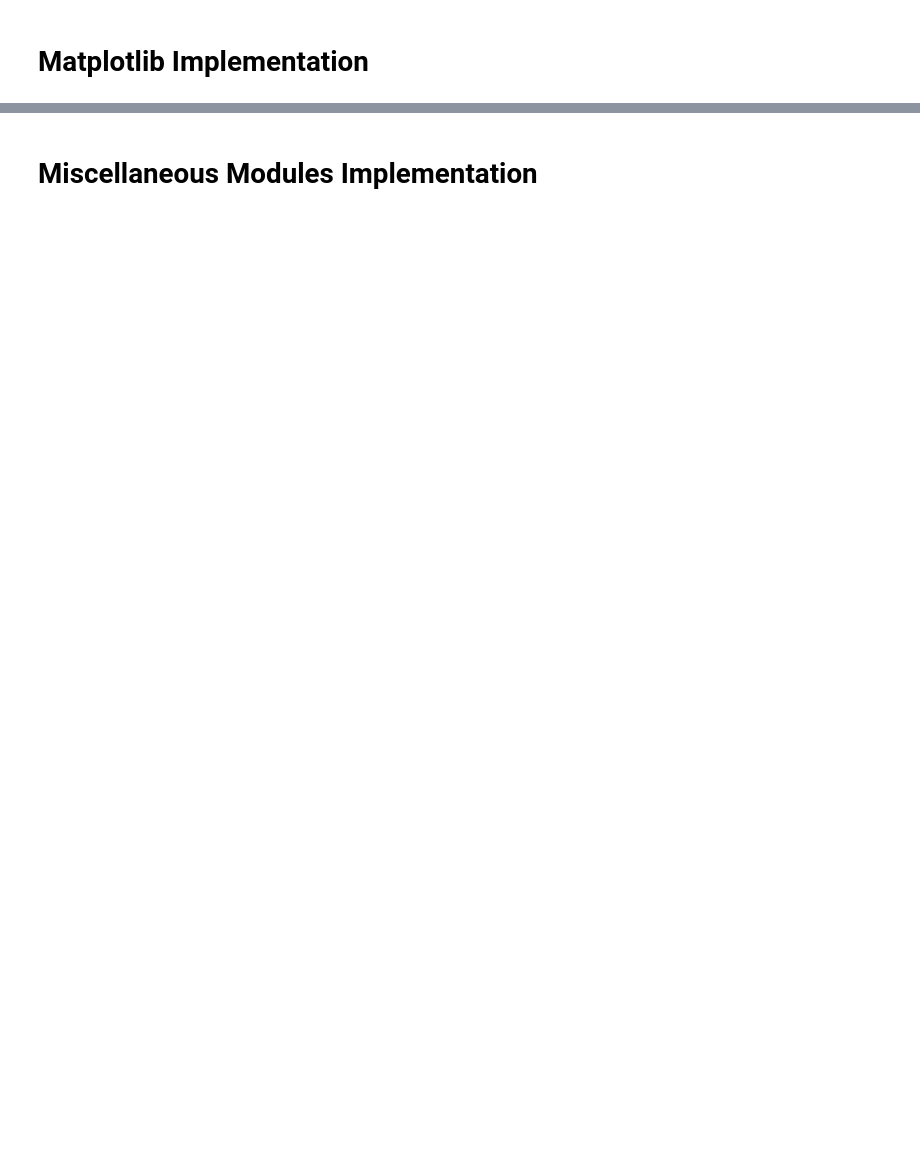
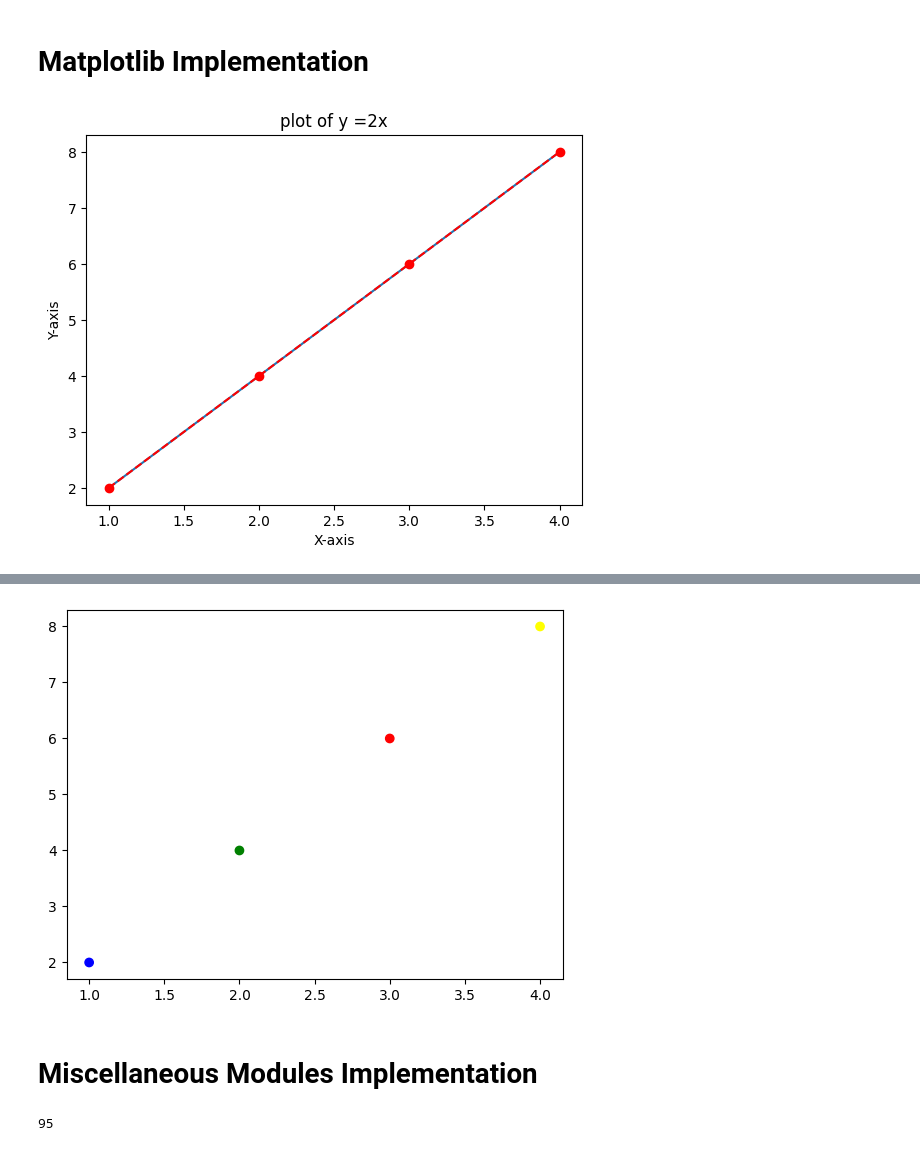
Before and after one commit to Jeet1309/AI-ML-tss, a Jupyter notebook: Python_Modules.ipynb, the cells around one changed output, grey strips where cells are left out. Cells and saved outputs as stored; diff of their text form; code cells hidden in the pictures; blank space fills up the shorter version.

```diff
--- a/Python_Modules.ipynb
+++ b/Python_Modules.ipynb
@@ -67,27 +102,33 @@ df2= pd.DataFrame(data1)
 # Matplotlib Implementation
 # %%
 import matplotlib.pyplot as plt
-import #numpy module. Fill your code
+# import #numpy module. Fill your code
 
 
 
 xpoints=np.array([1,2,3,4])
 ypoints=np.array([2,4,6,8])
 
 #Plot these points without drawing a line
 #Your code here
+plt.plot(xpoints,ypoints)
 
 #Plotting with marker: Plot these points with a marker(Star marker)
 #Your code here
-
+plt.plot(xpoints,ypoints,'*')
 #Using fmt format, add circular marker,red color and Dashed line
 #Your code here
-
+plt.plot(xpoints,ypoints,'ro--')
 #Add xlabel,ylabel and title for the plot.
 #Your code here
-
+plt.title("plot of y =2x")
+plt.xlabel('X-axis')
+plt.ylabel('Y-axis')
 #Create a scatter plot for xpoints and ypoints
+plt.show()
 #Your code here
-
+colors = ['blue', 'green', 'red', 'yellow']
+plt.scatter(xpoints,ypoints,c = colors)
 #Set color to the scatter plot. Blue,Green,Red and yellow color for each point respectively
 # %% [output]
+[figure, added]
@@ -95,3 +136,4 @@ SyntaxError: invalid syntax (<ipython-input-5-8ace55936b42>, line 2)
+[figure, added]
 # %% [markdown]
 # Miscellaneous Modules Implementation
 # %%
@@ -100,8 +142,12 @@ import numpy as np
 
 #Set the seed of random to 20
 #Your code here
-
+np.random.seed(20)
 arr1=np.array([1,24,31,45,73,81,94,25])
 
 #Using the random module pick 4 different random numbers from arr1 and return their sum.
 #Your code here
+randsum=sum(random.sample(arr1.tolist(), 4))
+print(randsum)
+# %% [output]
+95
```
Also changed, not shown: parts of 4 cells of this notebook.
